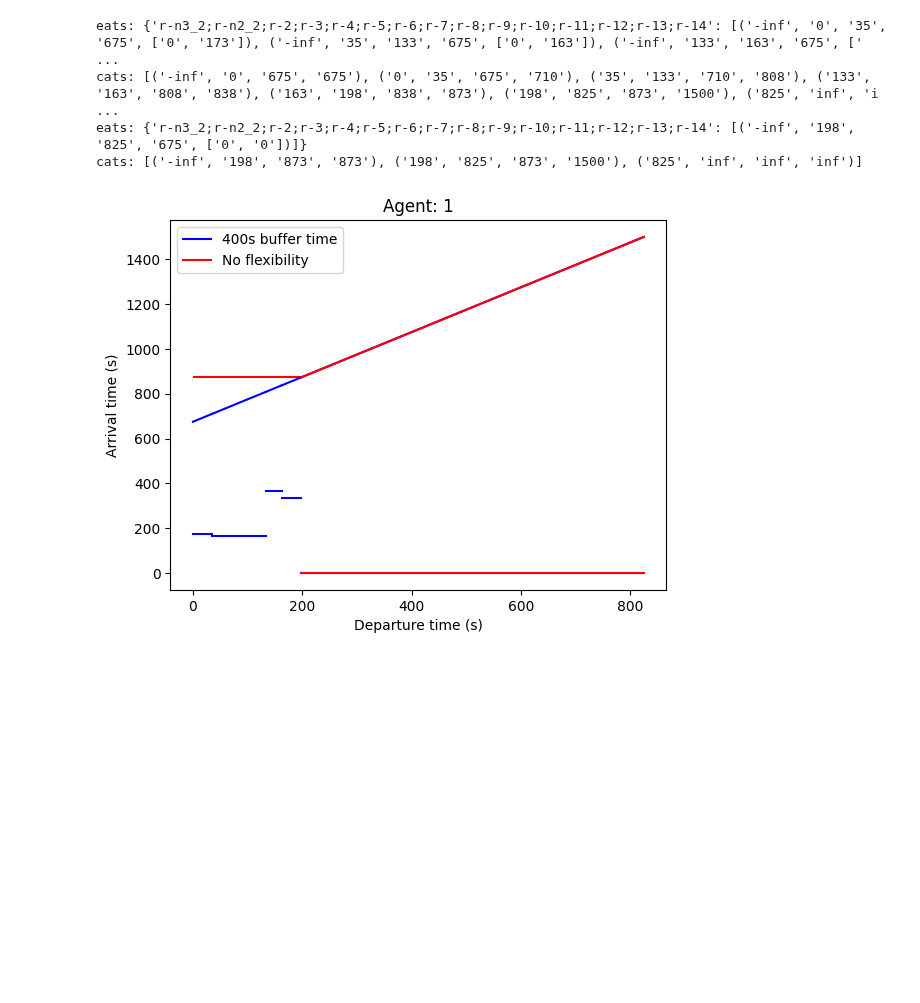
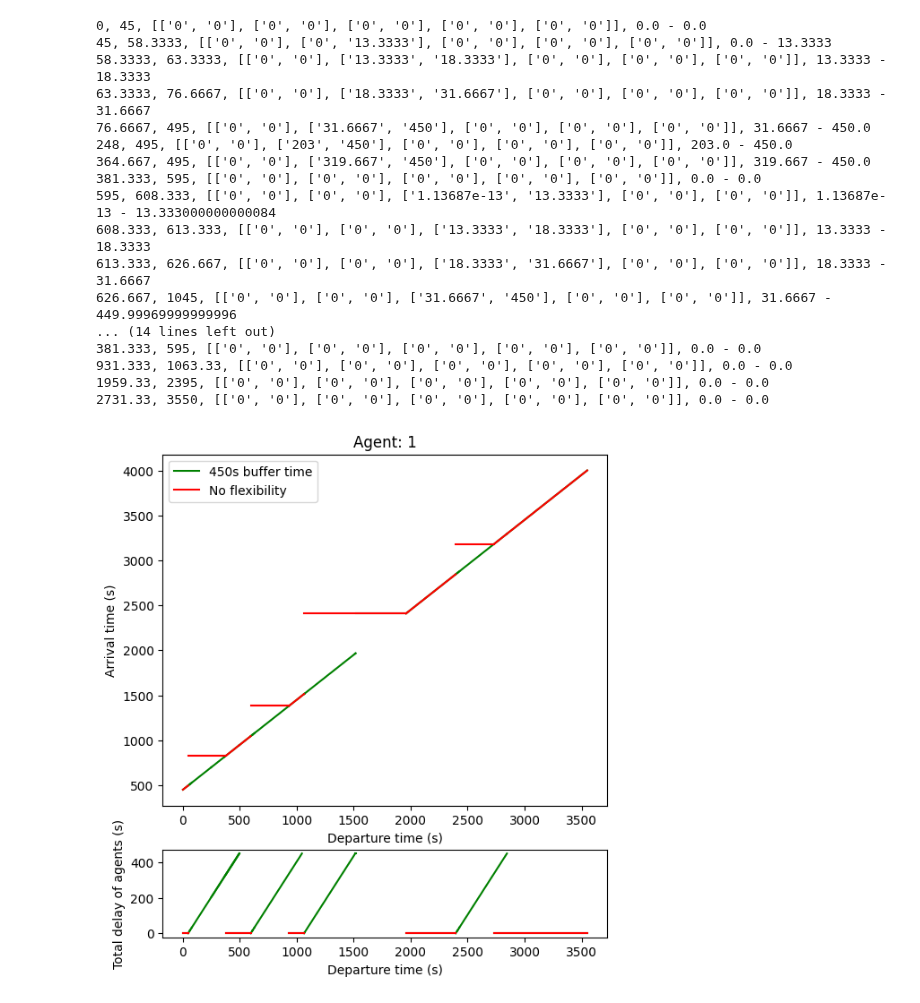
Before and after one commit to GoodGuyMe/delay-replanning-slack, a Jupyter notebook: experiments/blocking_experiments.ipynb, the cells around one changed output. Saved outputs shown, nothing was run; the diff lists cells and outputs as text; code cells hidden in the pictures; blank space fills up the shorter version.

Commit message:
Graph update

```diff
--- a/experiments/blocking_experiments.ipynb
+++ b/experiments/blocking_experiments.ipynb
@@ -49,36 +57,55 @@ def generate_intervals(max_delay, layout, scenario, agent, agent_speed, move, co
 # %%
 # Run RePeAT to get multiple plans
 scenario = "../data/single_track/scenario_following.json"
 layout =   "../data/single_track/woho.json"
 
 scenario_data = json.load(open(scenario))
 train_types = {x["name"]: x for x in scenario_data["types"]}
 for agent in scenario_data['trains']:
     # Get the global end time of scenario
     scenario_end_time = 0
     for i in range(len(agent["movements"])):
         move = agent["movements"][i]
         if 2 * move["endTime"] > scenario_end_time:
             scenario_end_time = 2 * move["endTime"]
     agent_speed = train_types[agent["trainUnitTypes"][0]]["speed"] * 1.09
     # agent_speed = 60
     for move in agent["movements"]:
+        fig, axs = plt.subplots(2, gridspec_kw={"height_ratios": [4, 1]})
+
         # Difference
-        # generate_intervals(700, layout, scenario, agent, agent_speed, move, color="green")
-        generate_intervals(400, layout, scenario, agent, agent_speed, move, color="blue")
+        generate_intervals(450, layout, scenario, agent, agent_speed, move, fig, axs, color="green")
+        # generate_intervals(300, layout, scenario, agent, agent_speed, move, color="blue")
 
         # baseline
-        generate_intervals(0,   layout, scenario, agent, agent_speed, move)
+        generate_intervals(0,   layout, scenario, agent, agent_speed, move, fig, axs, color="red")
 
         title = f"Agent: {agent['trainNumber']}"
-        plt.xlabel("Departure time (s)")
-        plt.ylabel("Arrival time (s)")
-        plt.title(title)
-        plt.legend()
+        axs[0].set_xlabel("Departure time (s)")
+        axs[1].set_xlabel("Departure time (s)")
+        axs[0].set_ylabel("Arrival time (s)")
+        axs[1].set_ylabel("Total delay of agents (s)")
+        axs[0].set_title(title)
+        axs[0].legend()
+        fig.set_figheight(7)
         plt.show()
+    break
 # %% [output]
-eats: {'r-n3_2;r-n2_2;r-2;r-3;r-4;r-5;r-6;r-7;r-8;r-9;r-10;r-11;r-12;r-13;r-14': [('-inf', '0', '35', '675', ['0', '173']), ('-inf', '35', '133', '675', ['0', '163']), ('-inf', '133', '163', '675', [' ...
-cats: [('-inf', '0', '675', '675'), ('0', '35', '675', '710'), ('35', '133', '710', '808'), ('133', '163', '808', '838'), ('163', '198', '838', '873'), ('198', '825', '873', '1500'), ('825', 'inf', 'i ...
-eats: {'r-n3_2;r-n2_2;r-2;r-3;r-4;r-5;r-6;r-7;r-8;r-9;r-10;r-11;r-12;r-13;r-14': [('-inf', '198', '825', '675', ['0', '0'])]}
-cats: [('-inf', '198', '873', '873'), ('198', '825', '873', '1500'), ('825', 'inf', 'inf', 'inf')]
+0, 45, [['0', '0'], ['0', '0'], ['0', '0'], ['0', '0'], ['0', '0']], 0.0 - 0.0
+45, 58.3333, [['0', '0'], ['0', '13.3333'], ['0', '0'], ['0', '0'], ['0', '0']], 0.0 - 13.3333
+58.3333, 63.3333, [['0', '0'], ['13.3333', '18.3333'], ['0', '0'], ['0', '0'], ['0', '0']], 13.3333 - 18.3333
+63.3333, 76.6667, [['0', '0'], ['18.3333', '31.6667'], ['0', '0'], ['0', '0'], ['0', '0']], 18.3333 - 31.6667
+76.6667, 495, [['0', '0'], ['31.6667', '450'], ['0', '0'], ['0', '0'], ['0', '0']], 31.6667 - 450.0
+248, 495, [['0', '0'], ['203', '450'], ['0', '0'], ['0', '0'], ['0', '0']], 203.0 - 450.0
+364.667, 495, [['0', '0'], ['319.667', '450'], ['0', '0'], ['0', '0'], ['0', '0']], 319.667 - 450.0
+381.333, 595, [['0', '0'], ['0', '0'], ['0', '0'], ['0', '0'], ['0', '0']], 0.0 - 0.0
+595, 608.333, [['0', '0'], ['0', '0'], ['1.13687e-13', '13.3333'], ['0', '0'], ['0', '0']], 1.13687e-13 - 13.333000000000084
+608.333, 613.333, [['0', '0'], ['0', '0'], ['13.3333', '18.3333'], ['0', '0'], ['0', '0']], 13.3333 - 18.3333
+613.333, 626.667, [['0', '0'], ['0', '0'], ['18.3333', '31.6667'], ['0', '0'], ['0', '0']], 18.3333 - 31.6667
+626.667, 1045, [['0', '0'], ['0', '0'], ['31.6667', '450'], ['0', '0'], ['0', '0']], 31.6667 - 449.99969999999996
+... (14 lines left out)
+381.333, 595, [['0', '0'], ['0', '0'], ['0', '0'], ['0', '0'], ['0', '0']], 0.0 - 0.0
+931.333, 1063.33, [['0', '0'], ['0', '0'], ['0', '0'], ['0', '0'], ['0', '0']], 0.0 - 0.0
+1959.33, 2395, [['0', '0'], ['0', '0'], ['0', '0'], ['0', '0'], ['0', '0']], 0.0 - 0.0
+2731.33, 3550, [['0', '0'], ['0', '0'], ['0', '0'], ['0', '0'], ['0', '0']], 0.0 - 0.0
-[figure, old version]
+[figure, new version]
```
Also changed, not shown: parts of 1 cell of this notebook, 3 other files.
